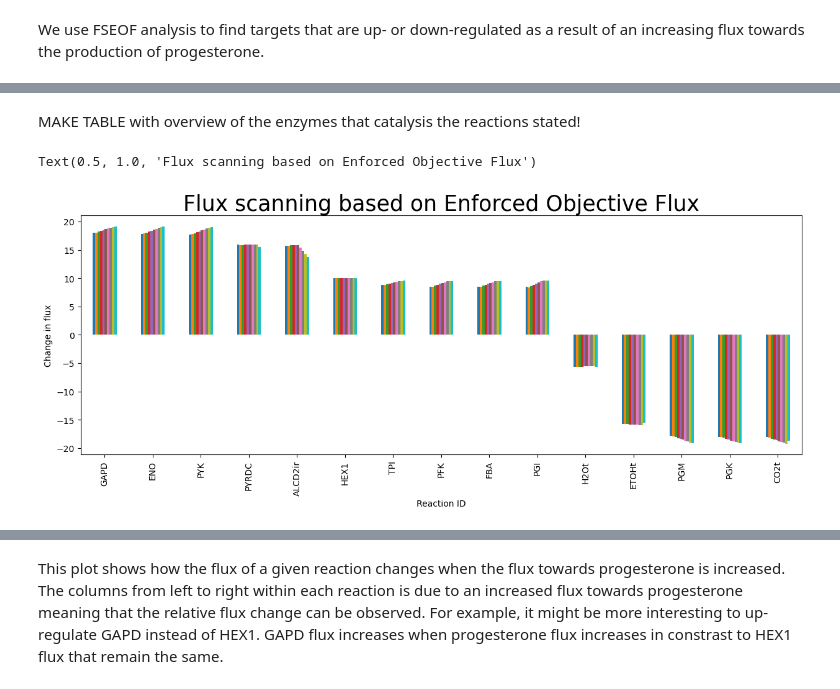
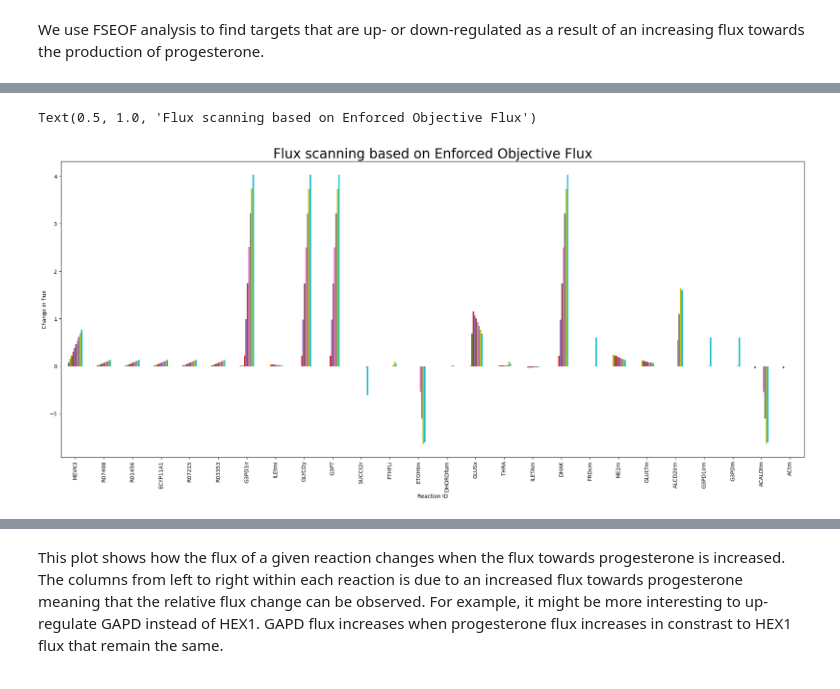
Before and after one commit to 27410/27410-group-assigment-group_3, a Jupyter notebook: 05_knockout_analysis.ipynb, the cells around one changed output, grey strips where cells are left out. Saved outputs shown, nothing was run; the diff lists cells and outputs as text; code cells hidden in the pictures.

```diff
--- a/05_knockout_analysis.ipynb
+++ b/05_knockout_analysis.ipynb
@@ -316,8 +317,7 @@ plt.show()
 # %%
-# Reactions where there is a significant flux change
-df = df.sort_values([1], ascending = False) # sorting the dataframe
-lmt = 3
-significant_flux_change = ((df > lmt) | (df < -lmt)).all(axis=1)
-df = df.loc[significant_flux_change] # removing reactions from dataframe
-df
+# relative flux change
+df = df.sort_values([1], ascending = False)
+df['relative_change_in_flux'] = (df[10]-df[1])/df[10]
+target_reactions_df = df[df['relative_change_in_flux'] > 0.9]
+target_reactions_df
 # %% [output]
@@ -348,10 +341,11 @@ plt.show()
-# %% [markdown]
-MAKE TABLE with overview of the enzymes that catalysis the reactions stated!
 # %%
-fig = df.plot(legend=None, kind='bar', figsize=(15, 5), grid =False);
+# plot of reactions with highest relative flux change
+target_reactions_df_plot = target_reactions_df.iloc[:,:10]
+target_reactions_df_plot = target_reactions_df_plot.sort_values([1], ascending = False)
+fig = target_reactions_df_plot.plot(legend=None, kind='bar', figsize=(25, 10), grid =False);
 fig.set_ylabel('Change in flux')
 fig.set_xlabel('Reaction ID')
 fig.set_title('Flux scanning based on Enforced Objective Flux', size=25)
 # %% [output]
 Text(0.5, 1.0, 'Flux scanning based on Enforced Objective Flux')
-[figure, old version]
+[figure, new version]
```
Also changed, not shown: parts of 6 cells of this notebook, 1 other file.
